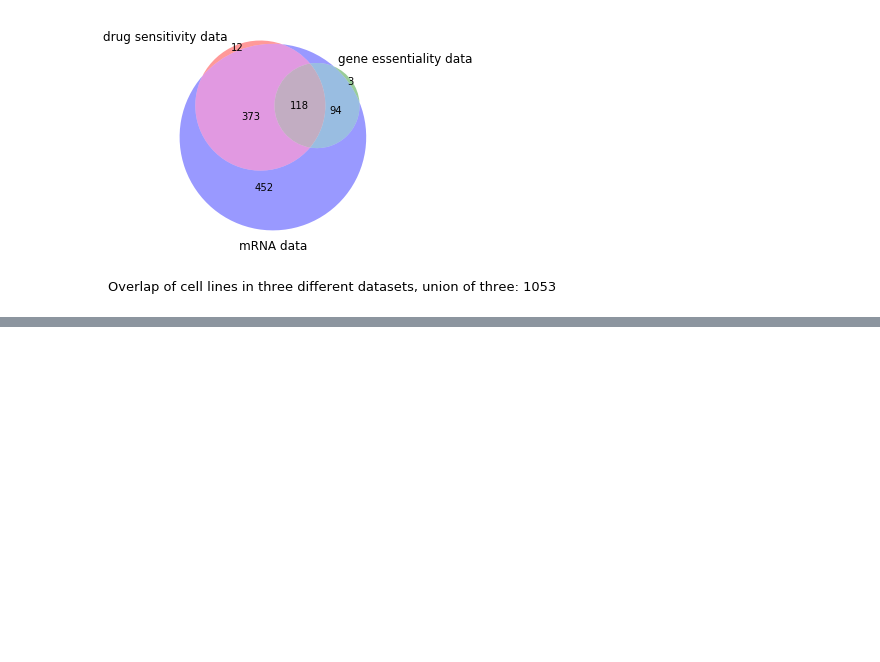
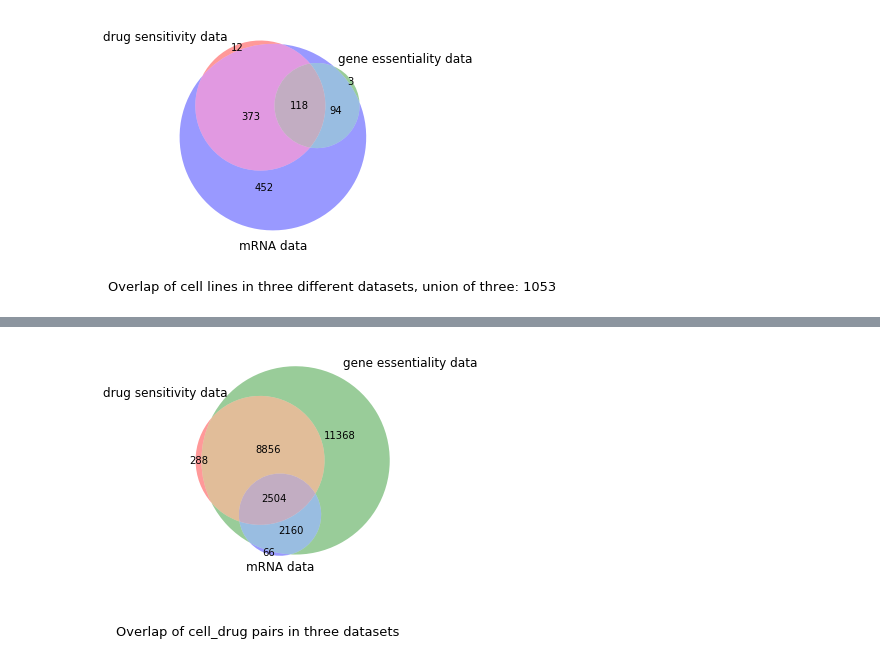
Before and after one commit to MollyZhang/drug_sensitivity_ML, a Jupyter notebook: profiling/Venn_diagrams.ipynb, the cells around one changed output, grey strips where cells are left out. Saved outputs shown, nothing was run; the diff lists cells and outputs as text; code cells hidden in the pictures; blank space fills up the shorter version.

```diff
--- a/profiling/Venn_diagrams.ipynb
+++ b/profiling/Venn_diagrams.ipynb
@@ -54,0 +55,50 @@ venn2(subsets=[gene_target_set, active_gene_set], set_labels=["drug target data"
+# %%
+# Overlap between cell-drug pairs
+
+def get_gene_drug_dict():
+    drug_target_file = "../psl/data/first_model/drug_target.txt"
+    drug_target_df = pd.read_csv(drug_target_file, delimiter="\t", header=None)
+    drug_target_dict = {}
+    for index, row in drug_target_df.iterrows():
+        if row[1] in drug_target_dict.keys():
+            drug_target_dict[row[1]].append(row[0])
+        else:
+            drug_target_dict[row[1]] = [row[0]]
+    return drug_target_dict
+
+
+def get_active_cell_drug_set(gene_drug_dict):
+    active_cell_drug_pairs = []
+    for index, row in active_df.iterrows():
+        if row[1] in gene_drug_dict.keys():
+            for drug in gene_drug_dict[row[1]]:
+                active_cell_drug_pairs.append(row[0] + drug)
+    return set(active_cell_drug_pairs)
+
+
+def get_essential_cell_drug_set(gene_drug_dict):
+    cell_drug_pairs = []
+    for index, row in essential_df.iterrows():
+        if row[1] in gene_drug_dict.keys():
+            for drug in gene_drug_dict[row[1]]:
+                cell_drug_pairs.append(row[0] + drug)
+    return set(cell_drug_pairs)
+
+def get_sensitive_cell_drug_set():
+    cell_drug_pairs = []
+    for index, row in sensitive_df.iterrows():
+        cell_drug_pairs.append(row[0] + row[1])
+    return set(cell_drug_pairs)
+
+
+
+gene_drug_dict = get_gene_drug_dict()
+active_cell_drug_set = get_active_cell_drug_set(gene_drug_dict)
+essential_cell_drug_set = get_essential_cell_drug_set(gene_drug_dict)
+sensitive_cell_drug_set = get_sensitive_cell_drug_set()
+venn3(subsets=[sensitive_cell_drug_set, active_cell_drug_set, essential_cell_drug_set],
+      set_labels=["drug sensitivity data", "gene essentiality data", "mRNA data"])
+plt.text(-1, -1, "Overlap of cell_drug pairs in three datasets", fontsize=13)
+plt.savefig("../plots/cell_drug_venn.png", dpi=200, bbox_inches='tight')
+# %% [output]
+[figure, added]
```
Also changed, not shown: parts of 1 cell of this notebook, 1 other file.
